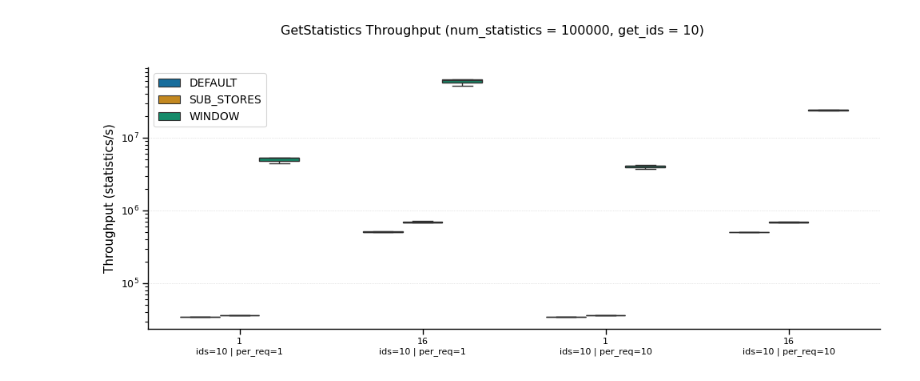
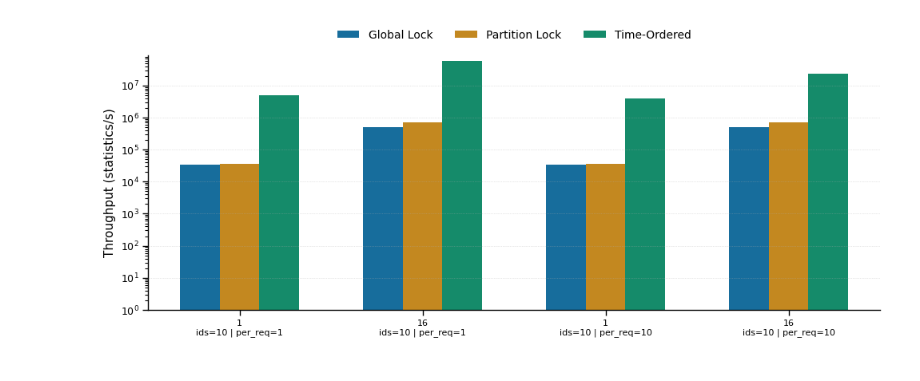
Before and after one commit to ESPAT-Orga/nebulastream-espat, a Jupyter notebook: scripts/benchmarking/statistics-store/plots/Statistic Stores.ipynb, the cells around one changed output. Drawn from its saved outputs; the diff is of its cells as text; code cells hidden in the pictures.

```diff
--- a/scripts/benchmarking/statistics-store/plots/Statistic Stores.ipynb
+++ b/scripts/benchmarking/statistics-store/plots/Statistic Stores.ipynb
@@ -6,6 +6,12 @@ import matplotlib.pyplot as plt
 df = pd.read_csv("statistic_store_benchmark.csv")
 df['throughput'] = df['num_statistics'] / (df['duration_ms'] / 1000)
 
+# Display names for the store implementations. Alphabetical order (used by the plots'
+# sorted(...unique())) happens to match the design progression: single global lock ->
+# per-partition locks -> time-ordered tree index.
+STORE_NAMES = {'DEFAULT': 'Global Lock', 'SUB_STORES': 'Partition Lock', 'WINDOW': 'Time-Ordered'}
+df['store_type'] = df['store_type'].map(STORE_NAMES)
+
 # All possible benchmark parameters (excluding benchmark, store_type, repetition, duration_ms)
 ALL_PARAMS = ['num_threads', 'num_statistics', 'num_statistic_ids_insert', 'num_statistic_ids_get', 'statistic_size',
               'window_size', 'pct_access_existing', 'pct_insert', 'num_statistics_per_request', 'pct_pre_populate']
@@ -27,9 +33,9 @@ df
 756 rows × 16 columns
 # %%
 # Insert benchmark: throughput per (threads, Unique Statistic Ids) bucket.
-# Single-panel boxplot (3 reps per cell): the box reports median + IQR + whiskers across
-# repetitions. The previous facet dim "Unique Statistic Ids" is collapsed into a two-line
-# x-tick label so the figure stays flat in a single panel.
+# Single-panel barplot: each bar reports the mean throughput across the 3 repetitions. The
+# previous facet dim "Unique Statistic Ids" is collapsed into a two-line x-tick label so the
+# figure stays flat in a single panel.
 %matplotlib inline
 
 benchmark = 'InsertStatistic'
@@ -58,22 +64,22 @@ else:
     }):
         palette = sns.color_palette("colorblind", n_colors=len(store_order))
         fig, ax = plt.subplots(figsize=(7, 4.2))
-        sns.boxplot(
+        sns.barplot(
             data=df_bm,
             x='x_label', order=x_order,
             y='throughput',
             hue='store_type', hue_order=store_order,
-            palette=palette, width=0.6, fliersize=2, ax=ax,
+            palette=palette, width=0.6, errorbar=None, ax=ax,
         )
         ax.set_yscale('log')
+        ax.set_ylim(bottom=1)
         ax.set_xlabel('')
         ax.set_ylabel('Throughput (statistics/s)')
         ax.grid(True, axis='y', linestyle=':', linewidth=0.5, alpha=0.6)
         sns.despine(ax=ax)
-        legend = ax.get_legend()
-        if legend is not None:
-            legend.set_title(None)
-        fig.suptitle(f'{benchmark} Throughput', y=1.02)
+        handles, labels = ax.get_legend_handles_labels()
+        ax.legend(handles, labels, loc='lower center', bbox_to_anchor=(0.5, 1.02),
+                  ncol=len(labels), frameon=False)
         plt.tight_layout()
         plt.savefig(f"{benchmark}_Throughput_Bars_WithErrorBars.pdf", dpi=300, bbox_inches="tight")
         plt.show()
@@ -82,8 +110,8 @@ else:
 # %%
 # Get benchmark (num_statistics == 100_000): throughput per (threads, insert_ids, per_request)
 # bucket. With get_ids fixed at 10, all four (insert_ids, per_request) combos collapse onto
-# the x-axis with a two-line tick label; the figure stays as a single panel. Boxes show
-# median + IQR + whiskers across the 3 repetitions.
+# the x-axis with a two-line tick label; the figure stays as a single panel. Each bar shows the
+# mean throughput across the 3 repetitions.
 %matplotlib inline
 
 benchmark = 'GetStatistics'
@@ -115,41 +143,37 @@ else:
         f"{int(t)}\nids={int(ins)} | per_req={int(pr)}"
         for ins in sorted(df_bm['num_statistic_ids_insert'].unique())
         for pr in sorted(df_bm['num_statistics_per_request'].unique())
         for t in sorted(df_bm['num_threads'].unique())
     ]
     store_order = sorted(df_bm['store_type'].unique())
-    get_val = sorted(df_bm['num_statistic_ids_get'].unique())[0]
 
     with sns.plotting_context("paper", rc={
         "axes.labelsize": 11, "axes.titlesize": 12, "legend.fontsize": 10,
         "xtick.labelsize": 8, "ytick.labelsize": 9,
     }):
         palette = sns.color_palette("colorblind", n_colors=len(store_order))
         fig, ax = plt.subplots(figsize=(10, 4.2))
-        sns.boxplot(
+        sns.barplot(
             data=df_bm,
             x='x_label', order=x_order,
             y='throughput',
             hue='store_type', hue_order=store_order,
-            palette=palette, width=0.65, fliersize=2, ax=ax,
+            palette=palette, width=0.65, errorbar=None, ax=ax,
         )
         ax.set_yscale('log')
+        ax.set_ylim(bottom=1)
         ax.set_xlabel('')
         ax.set_ylabel('Throughput (statistics/s)')
         ax.grid(True, axis='y', linestyle=':', linewidth=0.5, alpha=0.6)
         sns.despine(ax=ax)
-        legend = ax.get_legend()
-        if legend is not None:
-            legend.set_title(None)
-        fig.suptitle(
-            f'{benchmark} Throughput (num_statistics = {target_num_statistics}, get_ids = {get_val})',
-            y=1.02,
-        )
+        handles, labels = ax.get_legend_handles_labels()
+        ax.legend(handles, labels, loc='lower center', bbox_to_anchor=(0.5, 1.02),
+                  ncol=len(labels), frameon=False)
         plt.tight_layout()
         plt.savefig(
             f"{benchmark}_Throughput_numStatistics{target_num_statistics}.pdf",
             dpi=300, bbox_inches="tight",
         )
         plt.show()
 # %% [output]
-[figure, old version]
+[figure, new version]
```
Also changed, not shown: parts of 6 cells of this notebook, 2 other files.
